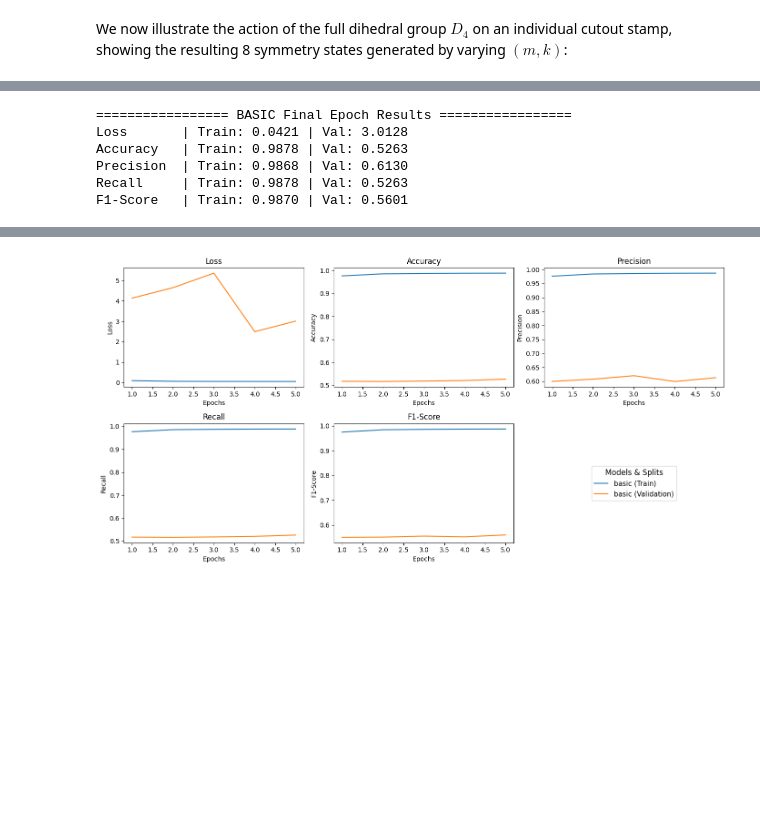
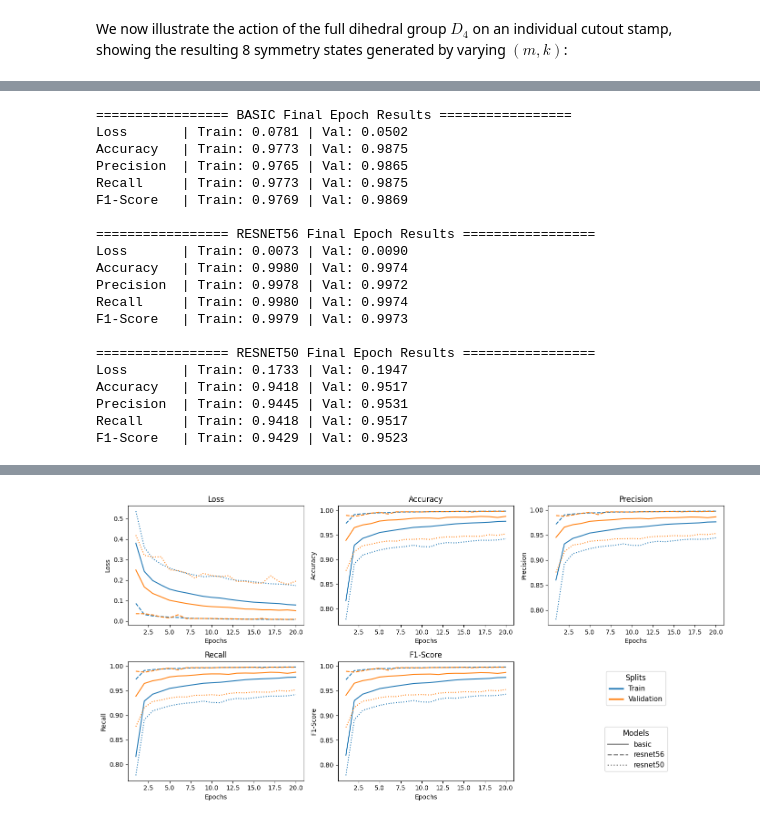
Before and after one commit to jurados/KBMOD-StampNet, a Jupyter notebook: KBMOD-StampNets.ipynb, the cells around one changed output, grey strips where cells are left out. Drawn from its saved outputs; the diff is of its cells as text; code cells hidden in the pictures; blank space fills up the shorter version.

```diff
--- a/KBMOD-StampNets.ipynb
+++ b/KBMOD-StampNets.ipynb
@@ -684,16 +683,14 @@ def dataloader(Falses, Trues, batch_size=64, shuffle=True, random_seed=42, verbo
 
     return loader
 
-batch_size = 64
-
 print("--- Training Set ---")
-train_dataloader = dataloader(false_train_median, true_train_median, batch_size=batch_size, shuffle=True, verbose=True)
+train_dataloader = dataloader(false_train_median, true_train_median, batch_size=512, shuffle=True, verbose=True)
 
 print("\n--- Validation Set ---")
-val_dataloader   = dataloader(false_val_median, true_val_median, batch_size=batch_size, shuffle=False, verbose=True)
+val_dataloader   = dataloader(false_val_median, true_val_median, batch_size=512, shuffle=False, verbose=True)
 
 print("\n--- Test Set ---")
-test_dataloader  = dataloader(false_test_median, true_test_median, batch_size=batch_size, shuffle=False, verbose=True)
+test_dataloader  = dataloader(false_test_median, true_test_median, batch_size=512, shuffle=False, verbose=True)
 # %% [output]
 --- Training Set ---
 Dataset summary -> X: (239540, 1, 21, 21) | y: (239540,) | Clases: [0, 1]
@@ -1040,5 +946,5 @@ INFO:lightning.pytorch.utilities.rank_zero:`Trainer.fit` stopped: `max_epochs=2`
 # %%
-MODELS = ['basic']#, 'resnet56', 'resnet50']
+MODELS = ['basic', 'resnet56', 'resnet50']
 results_metrics, results_predictions = {}, {}
 
 for model in MODELS:
@@ -1047,7 +953,7 @@ for model in MODELS:
     metrics_callback = MetricsCallback()
 
     trainer = L.Trainer(
-        max_epochs  = 2,
+        max_epochs  = 20,
         accelerator = "auto",
         devices     = 1,
         callbacks   = [metrics_callback]
@@ -1136,4 +1030,6 @@ INFO:lightning.pytorch.utilities.rank_zero:`Trainer.fit` stopped: `max_epochs=5`
 # %%
+from matplotlib.lines import Line2D
+
 metrics_to_plot = [
     ("loss", "Loss"),
     ("accuracy", "Accuracy"),
@@ -1141,6 +1037,12 @@ metrics_to_plot = [
     ("recall", "Recall"),
     ("f1", "F1-Score")
 ]
+
+# Line style per model, color per split
+linestyles   = ['-', '--', ':', '-.']
+model_styles = {model: linestyles[i % len(linestyles)] for i, model in enumerate(MODELS)}
+split_colors = {'train': 'C0', 'val': 'C1'}
+split_names  = {'train': 'Train', 'val': 'Validation'}
 
 fig, axes = plt.subplots(2, 3, figsize=(14,7))
 axes = axes.flatten()
@@ -1153,27 +1055,23 @@ for i, (metric_key, metric_title) in enumerate(metrics_to_plot):
         val_values   = results_metrics[model][f'val_{metric_key}']
         epochs       = range(1, len(train_values) + 1)
 
-        ax.plot(epochs, train_values, label=f'{model} (Train)')
-        ax.plot(epochs, val_values, label=f'{model} (Validation)')
+        ax.plot(epochs, train_values, color=split_colors['train'], linestyle=model_styles[model])
+        ax.plot(epochs, val_values,   color=split_colors['val'],   linestyle=model_styles[model])
     ax.set_xlabel('Epochs')
     ax.set_ylabel(metric_title)
     ax.set_title(f'{metric_title}')
 
 axes[5].axis('off')
-# Extraemos las líneas y etiquetas del primer subplot
-handles, labels = axes[0].get_legend_handles_labels()
 
-# Dibujamos la leyenda en el centro del eje 5
-axes[5].legend(
-    handles,
-    labels,
-    loc='center',
-    fontsize=11,
-    frameon=True,
-    title="Models & Splits",
-    title_fontsize=12
-)
+# Leyenda: colores = splits, estilos de línea = modelos
+split_handles = [Line2D([0], [0], color=split_colors[s], lw=2.5, label=split_names[s]) for s in split_colors]
+model_handles = [Line2D([0], [0], color='gray', lw=1.8, linestyle=model_styles[m], label=m) for m in MODELS]
 
+leg_splits = axes[5].legend(handles=split_handles, loc='upper center', bbox_to_anchor=(0.5, 0.95),
+                            fontsize=11, frameon=True, title="Splits", title_fontsize=12)
+axes[5].add_artist(leg_splits)
+axes[5].legend(handles=model_handles, loc='lower center', bbox_to_anchor=(0.5, 0.05),
+               fontsize=11, frameon=True, title="Models", title_fontsize=12, handlelength=3)
 
 # Imprimir resumen de los valores finales en consola
 for model in MODELS:
@@ -1184,11 +1082,27 @@ for model in MODELS:
         print(f"{metric_title:<10} | Train: {final_tr:.4f} | Val: {final_val:.4f}")
 
 plt.tight_layout()
+plt.savefig('metrics.png', dpi=300)
+files.download('metrics.png')
 plt.show()
 # %% [output]
 ================= BASIC Final Epoch Results =================
-Loss       | Train: 0.0421 | Val: 3.0128
-Accuracy   | Train: 0.9878 | Val: 0.5263
-Precision  | Train: 0.9868 | Val: 0.6130
-Recall     | Train: 0.9878 | Val: 0.5263
-F1-Score   | Train: 0.9870 | Val: 0.5601
+Loss       | Train: 0.0781 | Val: 0.0502
+Accuracy   | Train: 0.9773 | Val: 0.9875
+Precision  | Train: 0.9765 | Val: 0.9865
+Recall     | Train: 0.9773 | Val: 0.9875
+F1-Score   | Train: 0.9769 | Val: 0.9869
+
+================= RESNET56 Final Epoch Results =================
+Loss       | Train: 0.0073 | Val: 0.0090
+Accuracy   | Train: 0.9980 | Val: 0.9974
+Precision  | Train: 0.9978 | Val: 0.9972
+Recall     | Train: 0.9980 | Val: 0.9974
+F1-Score   | Train: 0.9979 | Val: 0.9973
+
+================= RESNET50 Final Epoch Results =================
+Loss       | Train: 0.1733 | Val: 0.1947
+Accuracy   | Train: 0.9418 | Val: 0.9517
+Precision  | Train: 0.9445 | Val: 0.9531
+Recall     | Train: 0.9418 | Val: 0.9517
+F1-Score   | Train: 0.9429 | Val: 0.9523
@@ -1195 +1111 @@ F1-Score   | Train: 0.9870 | Val: 0.5601
-[figure, old version]
+[figure, new version]
```
Also changed, not shown: parts of 14 cells of this notebook.
